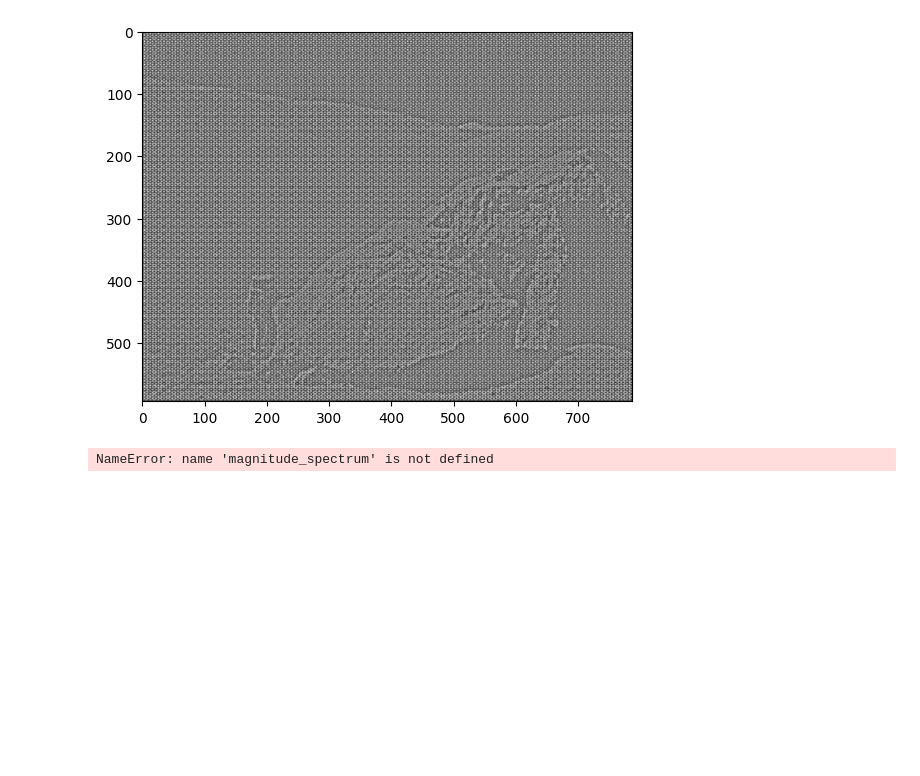
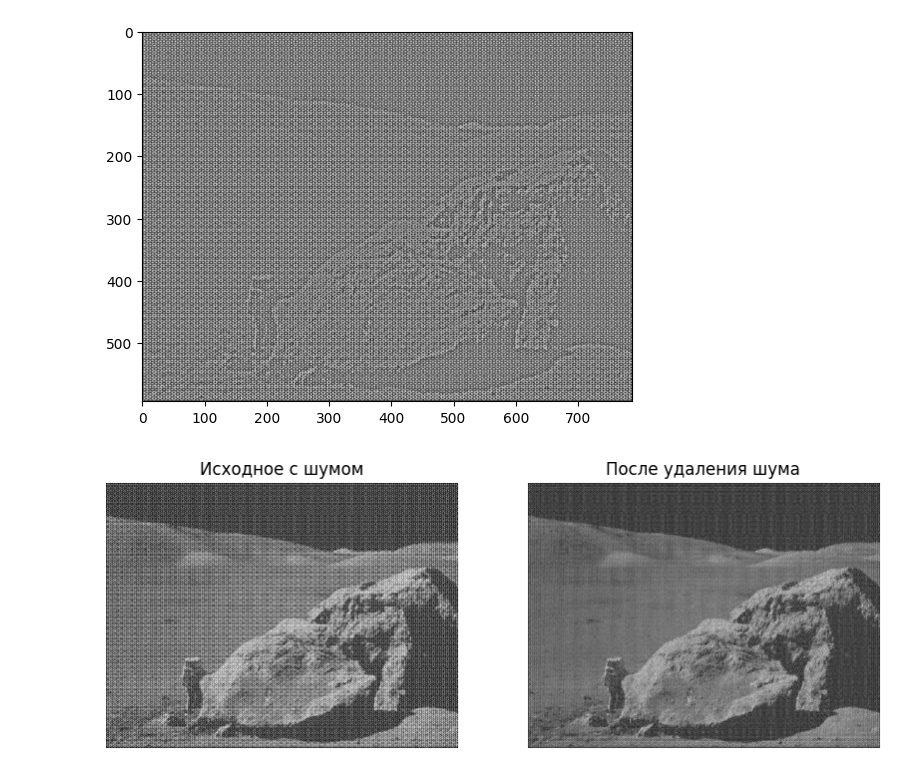
Before and after one commit to Karatel1968/ImageProcessing, a Jupyter notebook: практика_5/Practice_5.ipynb, the cells around one changed output. Saved outputs shown, nothing was run; the diff lists cells and outputs as text; code cells hidden in the pictures; blank space fills up the shorter version.

```diff
--- a/практика_5/Practice_5.ipynb
+++ b/практика_5/Practice_5.ipynb
@@ -32,35 +32,35 @@ plt.imshow(high_pass_uint8, cmap='gray')
 from skimage.feature import peak_local_max
 
 dft = cv.dft(np.float32(img), flags=cv.DFT_COMPLEX_OUTPUT)
 dft_shift = np.fft.fftshift(dft)
-magnitude_spectrum = 20*np.log(cv2.magnitude(dft_shift[:,:,0], dft_shift[:,:,1]) + 1)
+magnitude_spectrum = 20*np.log(cv.magnitude(dft_shift[:,:,0], dft_shift[:,:,1]) + 1)
 local_maxima = peak_local_max(magnitude_spectrum, min_distance=20, threshold_abs=180)
 
 rows, cols = img.shape
 mask = np.ones((rows, cols, 2), dtype=np.float32)
 center_x, center_y = rows//2, cols//2
 
 for peak in local_maxima:
     y, x = peak
     distance = np.sqrt((x - center_y)**2 + (y - center_x)**2)
     if distance > 40:
-        cv2.circle(mask, (x, y), 5, (0, 0), -1)
+        cv.circle(mask, (x, y), 5, (0, 0), -1)
 
 dft_shift_filtered = dft_shift * mask
 
 f_ishift = np.fft.ifftshift(dft_shift_filtered)
-image_idft = cv2.idft(f_ishift)
-image_idft = cv2.magnitude(image_idft[:,:,0], image_idft[:,:,1])
+image_idft = cv.idft(f_ishift)
+image_idft = cv.magnitude(image_idft[:,:,0], image_idft[:,:,1])
 
 plt.figure(figsize=(10, 5))
 plt.subplot(1, 2, 1)
 plt.imshow(img, cmap='gray')
 plt.title('Исходное с шумом')
 plt.axis('off')
 plt.subplot(1, 2, 2)
 plt.imshow(image_idft, cmap='gray')
 plt.title('После удаления шума')
 plt.axis('off')
 plt.show()
 # %% [output]
-NameError: name 'magnitude_spectrum' is not defined
+[figure, added]
```
